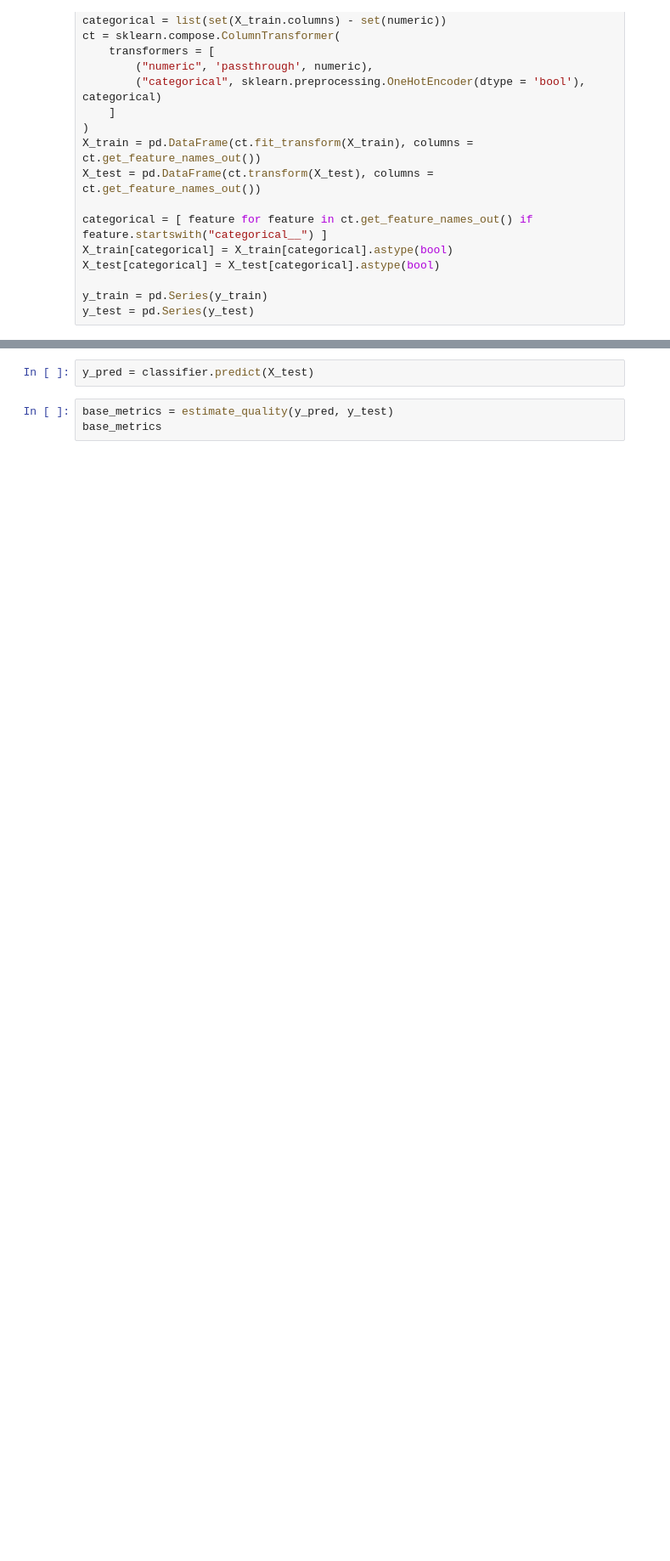
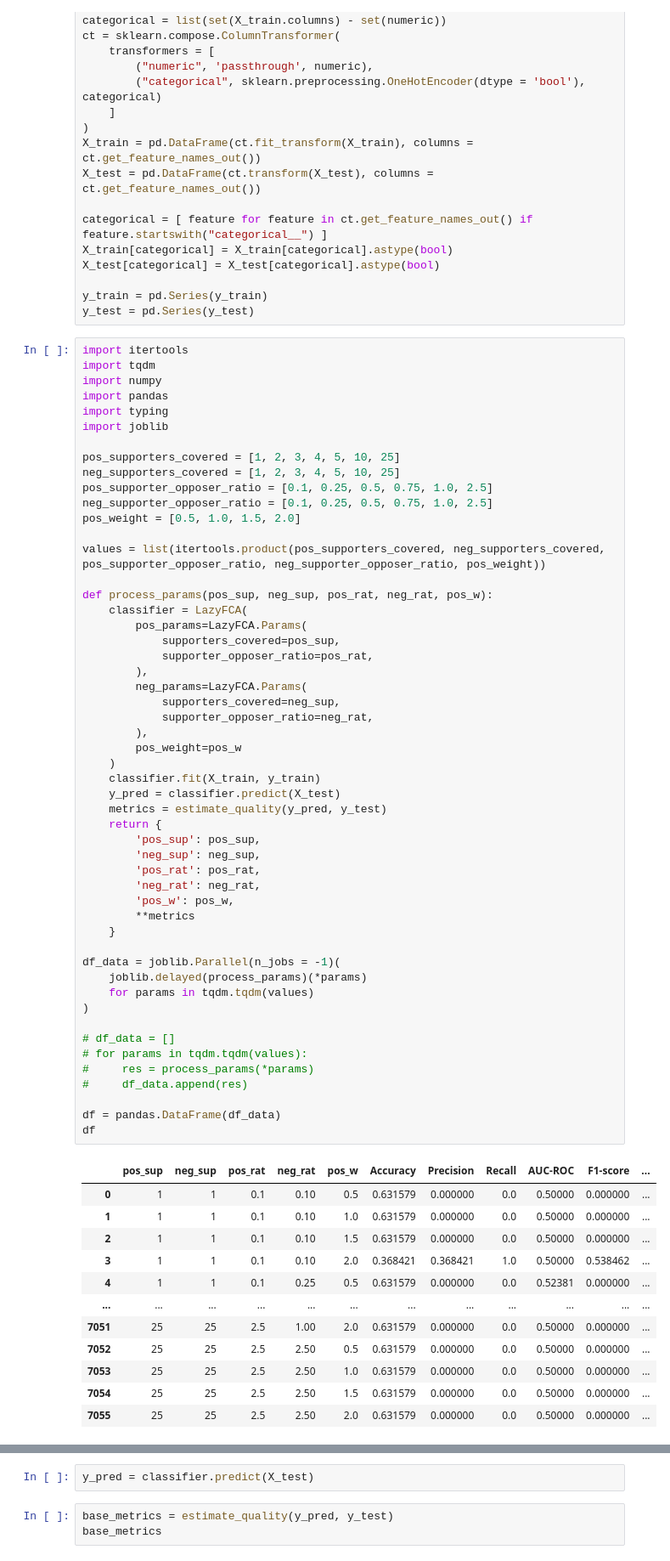
Before and after one commit to TTPO100AJIEX/OSDA-LazyFCA, a Jupyter notebook: 6__datasets.ipynb, the cells around one changed output, grey strips where cells are left out. Shown at 85% size. Cells and saved outputs as stored; diff of their text form; blank space fills up the shorter version.

```diff
--- a/6__datasets.ipynb
+++ b/6__datasets.ipynb
@@ -50,3 +83,68 @@ X_test[categorical] = X_test[categorical].astype(bool)
 
 y_train = pd.Series(y_train)
 y_test = pd.Series(y_test)
+# %%
+import itertools
+import tqdm
+import numpy
+import pandas
+import typing
+import joblib
+
+pos_supporters_covered = [1, 2, 3, 4, 5, 10, 25]
+neg_supporters_covered = [1, 2, 3, 4, 5, 10, 25]
+pos_supporter_opposer_ratio = [0.1, 0.25, 0.5, 0.75, 1.0, 2.5]
+neg_supporter_opposer_ratio = [0.1, 0.25, 0.5, 0.75, 1.0, 2.5]
+pos_weight = [0.5, 1.0, 1.5, 2.0]
+
+values = list(itertools.product(pos_supporters_covered, neg_supporters_covered, pos_supporter_opposer_ratio, neg_supporter_opposer_ratio, pos_weight))
+
+def process_params(pos_sup, neg_sup, pos_rat, neg_rat, pos_w):
+    classifier = LazyFCA(
+        pos_params=LazyFCA.Params(
+            supporters_covered=pos_sup,
+            supporter_opposer_ratio=pos_rat,
+        ),
+        neg_params=LazyFCA.Params(
+            supporters_covered=neg_sup,
+            supporter_opposer_ratio=neg_rat,
+        ),
+        pos_weight=pos_w
+    )
+    classifier.fit(X_train, y_train)
+    y_pred = classifier.predict(X_test)
+    metrics = estimate_quality(y_pred, y_test)
+    return {
+        'pos_sup': pos_sup,
+        'neg_sup': neg_sup,
+        'pos_rat': pos_rat,
+        'neg_rat': neg_rat,
+        'pos_w': pos_w,
+        **metrics
+    }
+
+df_data = joblib.Parallel(n_jobs = -1)(
+    joblib.delayed(process_params)(*params)
+    for params in tqdm.tqdm(values)
+)
+
+# df_data = []
+# for params in tqdm.tqdm(values):
+#     res = process_params(*params)
+#     df_data.append(res)
+
+df = pandas.DataFrame(df_data)
+df
+# %% [output]
+|  | pos_sup | neg_sup | pos_rat | neg_rat | pos_w | Accuracy | Precision | Recall | AUC-ROC | F1-score | ... |
+| 0 | 1 | 1 | 0.1 | 0.10 | 0.5 | 0.631579 | 0.000000 | 0.0 | 0.50000 | 0.000000 | ... |
+| 1 | 1 | 1 | 0.1 | 0.10 | 1.0 | 0.631579 | 0.000000 | 0.0 | 0.50000 | 0.000000 | ... |
+| 2 | 1 | 1 | 0.1 | 0.10 | 1.5 | 0.631579 | 0.000000 | 0.0 | 0.50000 | 0.000000 | ... |
+| 3 | 1 | 1 | 0.1 | 0.10 | 2.0 | 0.368421 | 0.368421 | 1.0 | 0.50000 | 0.538462 | ... |
+| 4 | 1 | 1 | 0.1 | 0.25 | 0.5 | 0.631579 | 0.000000 | 0.0 | 0.52381 | 0.000000 | ... |
+| ... | ... | ... | ... | ... | ... | ... | ... | ... | ... | ... | ... |
+| 7051 | 25 | 25 | 2.5 | 1.00 | 2.0 | 0.631579 | 0.000000 | 0.0 | 0.50000 | 0.000000 | ... |
+| 7052 | 25 | 25 | 2.5 | 2.50 | 0.5 | 0.631579 | 0.000000 | 0.0 | 0.50000 | 0.000000 | ... |
+| 7053 | 25 | 25 | 2.5 | 2.50 | 1.0 | 0.631579 | 0.000000 | 0.0 | 0.50000 | 0.000000 | ... |
+| 7054 | 25 | 25 | 2.5 | 2.50 | 1.5 | 0.631579 | 0.000000 | 0.0 | 0.50000 | 0.000000 | ... |
+| 7055 | 25 | 25 | 2.5 | 2.50 | 2.0 | 0.631579 | 0.000000 | 0.0 | 0.50000 | 0.000000 | ... |
```
Also changed, not shown: parts of 19 cells of this notebook.
